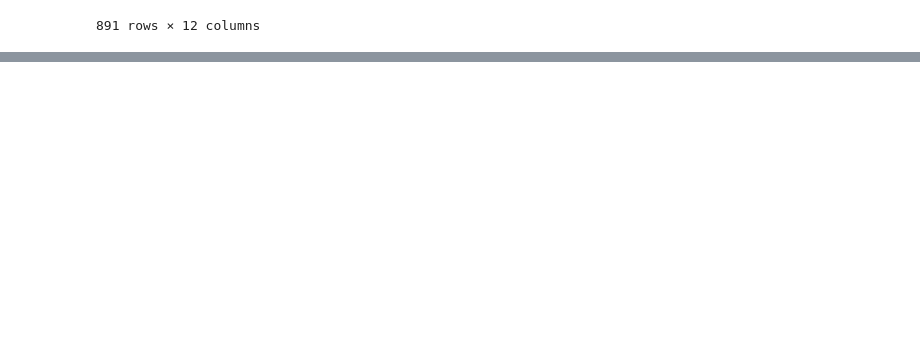
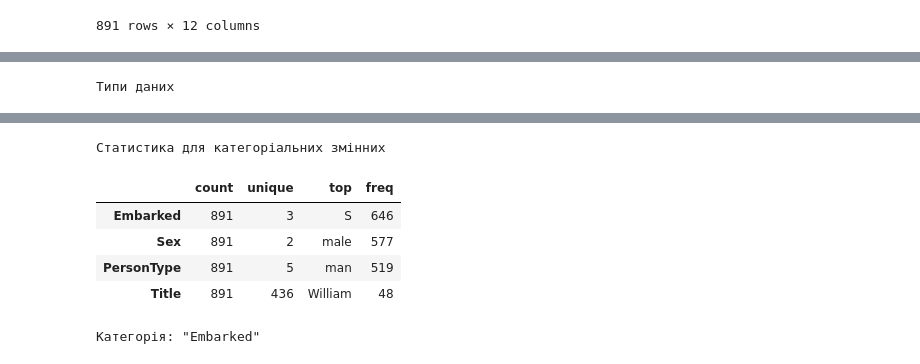
Before and after one commit to BogdanPinchuk/DataScience-PBY_HW17, a Jupyter notebook: Bohdan_Pinchuk_DS_HW17.ipynb, the cells around one changed output, grey strips where cells are left out. Cells and saved outputs as stored; diff of their text form; code cells hidden in the pictures; blank space fills up the shorter version.

```diff
--- a/Bohdan_Pinchuk_DS_HW17.ipynb
+++ b/Bohdan_Pinchuk_DS_HW17.ipynb
@@ -279,0 +378,72 @@ display(data_set)
+# %%
+# Data preparation
+
+import apps.main as mn
+from nameparser import HumanName
+
+# Input data
+sex_col_name = "Sex"
+sibsp_col_name = "SibSp"
+parch_col_name = "Parch"
+name_col_name = "Name"
+family_col_name = "FamilySize"
+alone_col_name = "IsAlone"
+person_type_col_name = "PersonType"
+title_col_name = "Title"
+drop_col_list = [sibsp_col_name, parch_col_name, name_col_name]
+
+# Solution
+titanic_dataset[family_col_name] = (
+    titanic_dataset.apply(lambda df_row: df_row[sibsp_col_name] + df_row[parch_col_name] + 1,
+                          axis=1).astype(int))
+titanic_dataset[alone_col_name] = (titanic_dataset[family_col_name] == 1).astype(int)
+titanic_dataset[person_type_col_name] = titanic_dataset.apply(
+    lambda df_row: mn.get_person_types(df_row[sex_col_name], df_row[age_col_name]), axis=1).astype('category')
+
+titanic_dataset[name_col_name] = titanic_dataset[name_col_name].str.replace(r'[\(\)]', '', regex=True)
+titanic_dataset[title_col_name] = titanic_dataset.apply(lambda df_row: HumanName(df_row[name_col_name]).first.strip(),
+                                                        axis=1).astype('category')
+
+titanic_dataset.drop(columns=drop_col_list, inplace=True)
+
+data_set = titanic_dataset
+n_columns = data_set.columns.size
+n_rows = data_set.index.size
+
+columns_df = pd.DataFrame(data_set.columns, columns=["Columns"])
+types_df = pd.DataFrame(data_set.dtypes, columns=["Types"])
+
+col_num_type = data_set.select_dtypes(include=np.number).columns
+col_cat_type = data_set.select_dtypes(exclude=np.number).columns
+
+cat_type_df = data_set[col_cat_type]
+
+empty_val_by_col = data_set.isnull().sum().to_frame(name='count')
+is_empty_val = empty_val_by_col.values.sum() > 0
+
+rp = rpt.Reporter()
+rp.add_item("Кількість рядків", str(n_rows))
+rp.add_item("Кількість об’єктів у датасеті", str(n_rows))
+rp.add_item("Кількість стовпців", str(n_columns))
+rp.add_item("Кількість числових ознак", str(col_num_type.size))
+rp.add_item("Кількість категоріальних ознак", str(col_cat_type.size))
+rp.add_item("Пропущені значення", 'є' if is_empty_val > 0 else 'немає')
+
+# Print results
+display(Markdown(f"### Підготовка даних (titanic_dataset)"))
+rp.print_pd_report("Параметри таблиці без кодування")
+
+if is_empty_val > 0:
+    display(empty_val_by_col.style.set_caption("Кількість пропусків"))
+display(types_df.style.set_caption("Типи даних"))
+
+display(cat_type_df.describe().T.style.set_caption("Статистика для категоріальних змінних"))
+
+for col_name in col_cat_type:
+    display(pd.concat([
+        cat_type_df[col_name].value_counts(),
+        cat_type_df[col_name].value_counts(normalize=True)
+    ], axis=1).head(10).style.set_caption(f"Категорія: \"{col_name}\""))
+
+display(data_set)
+# %% [output]
@@ -279,0 +459 @@ display(data_set)
+Типи даних
@@ -279,0 +471,7 @@ display(data_set)
+Статистика для категоріальних змінних
+|  | count | unique | top | freq |
+| Embarked | 891 | 3 | S | 646 |
+| Sex | 891 | 2 | male | 577 |
+| PersonType | 891 | 5 | man | 519 |
+| Title | 891 | 436 | William | 48 |
+Категорія: "Embarked"
```
Also changed, not shown: parts of 7 cells of this notebook.
